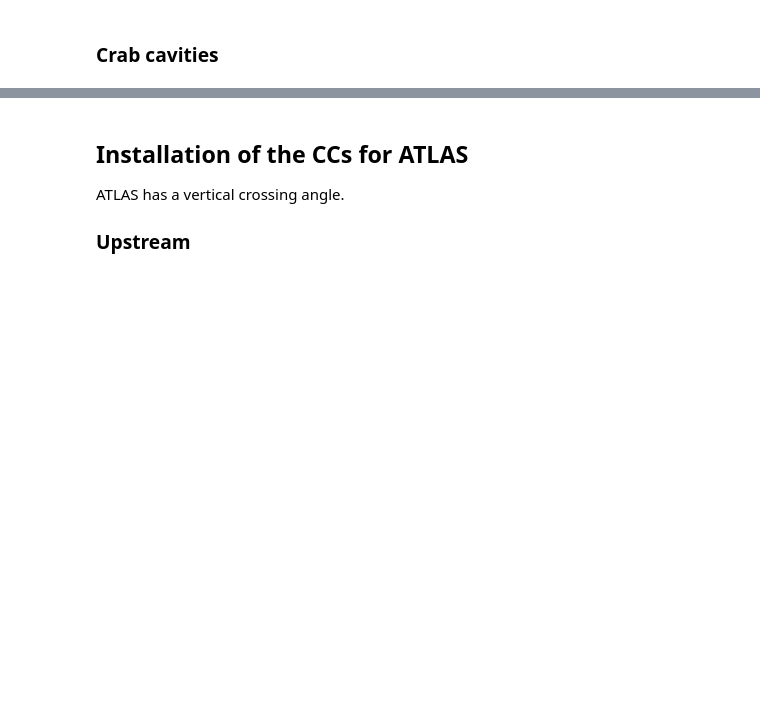
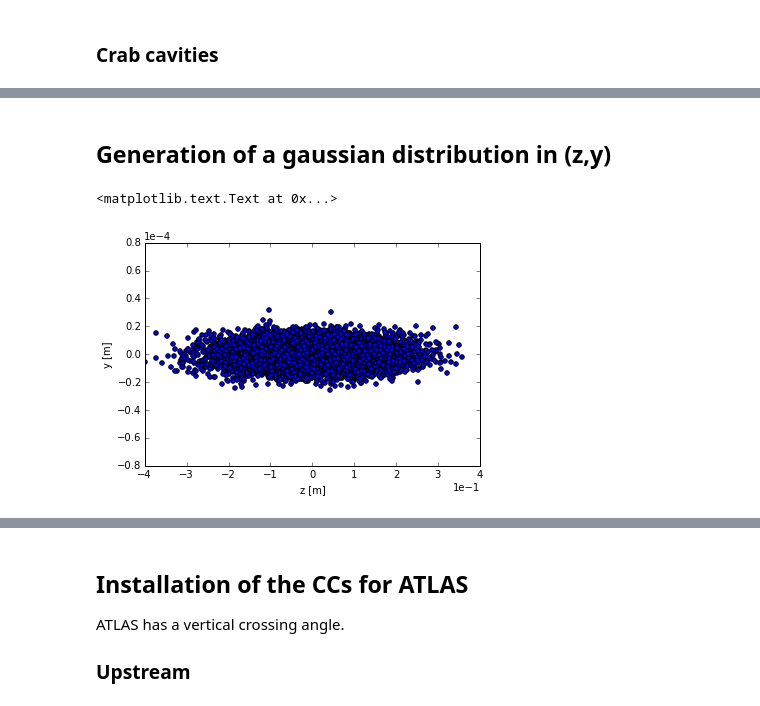
Before and after one commit to jfwagner/Toolkit, a Jupyter notebook: notebooks/Crab Cavities.ipynb, the cells around one changed output, grey strips where cells are left out. Drawn from its saved outputs; the diff is of its cells as text; code cells hidden in the pictures; blank space fills up the shorter version.

```diff
--- a/notebooks/Crab Cavities.ipynb
+++ b/notebooks/Crab Cavities.ipynb
@@ -111,0 +200,37 @@ n = 4
+# %% [markdown]
+## Generation of a gaussian distribution in (z,y)
+# %%
+# Indicate the number of particles for your bunch
+# ------------------------------------------------------------------------------
+particles = 10000
+
+# Initialize the numpy arrays for the particle's position
+# ------------------------------------------------------------------------------
+data_y = zeros(particles)
+data_z = zeros(particles)
+
+# Calculate the standard deviation for each plane
+# ------------------------------------------------------------------------------
+sigma_t = sqrt((em_t*beta)/(beta_rel*gamma_rel)) # Remember to use the geometrical!
+sigma_s = sqrt((em_s*beta))
+
+# Generate a gaussian distribution with that standard deviation
+# ------------------------------------------------------------------------------
+y = [gauss(0,sigma_t) for particle in range(particles)]
+data_y = asarray(y)
+
+z = [gauss(0,sigma_s) for particle in range(particles)]
+data_z = asarray(z)
+
+# Plot the generated distribution
+# ------------------------------------------------------------------------------
+plt.scatter(data_z, data_y)
+plt.ylim([-0.8e-4, 0.8e-4])
+plt.xlim([-0.4, 0.4])
+plt.ticklabel_format(style='sci',axis='x',scilimits=(0,0))
+plt.ticklabel_format(style='sci',axis='y',scilimits=(0,0))
+plt.xlabel('z [m]')
+plt.ylabel('y [m]')
+# %% [output]
+<matplotlib.text.Text at 0x...>
+[figure, added]
```
Also changed, not shown: parts of 17 cells of this notebook.
